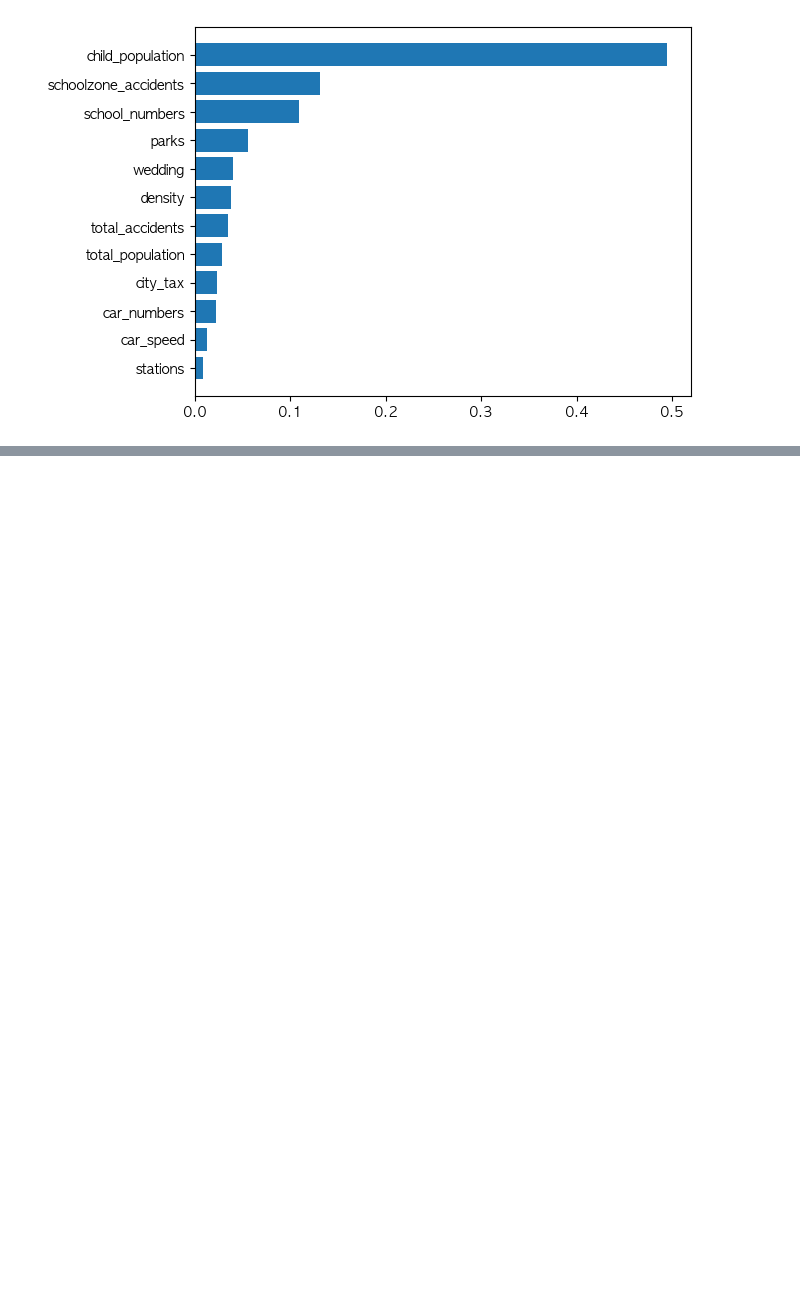
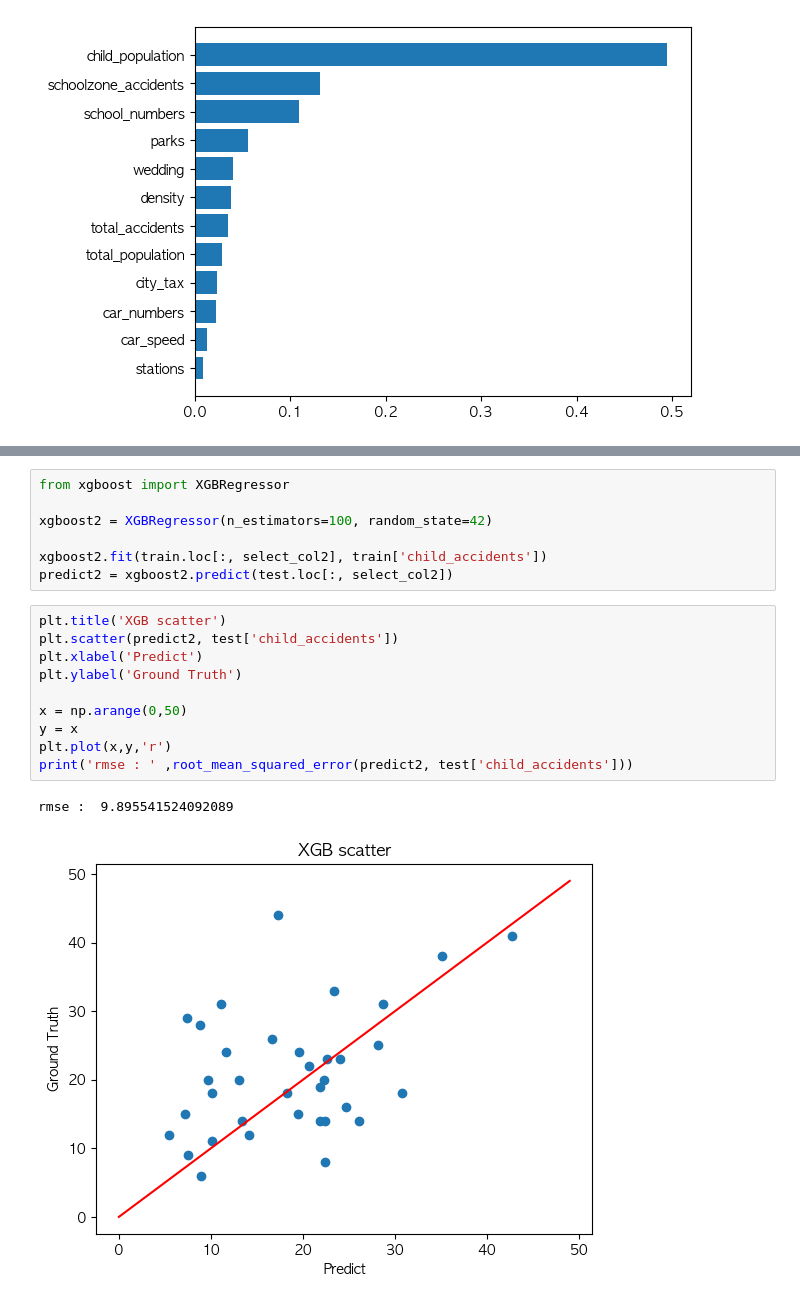
Before and after one commit to Nnnnuri/Analysis_Report, a Jupyter notebook: Project/report.ipynb, the cells around one changed output, grey strips where cells are left out. Saved outputs shown, nothing was run; the diff lists cells and outputs as text; blank space fills up the shorter version.

```diff
--- a/Project/report.ipynb
+++ b/Project/report.ipynb
@@ -187,0 +228,20 @@ plt.show()
+# %%
+from xgboost import XGBRegressor
+
+xgboost2 = XGBRegressor(n_estimators=100, random_state=42)
+
+xgboost2.fit(train.loc[:, select_col2], train['child_accidents'])
+predict2 = xgboost2.predict(test.loc[:, select_col2])
+# %%
+plt.title('XGB scatter')
+plt.scatter(predict2, test['child_accidents'])
+plt.xlabel('Predict')
+plt.ylabel('Ground Truth')
+
+x = np.arange(0,50)
+y = x
+plt.plot(x,y,'r')
+print('rmse : ' ,root_mean_squared_error(predict2, test['child_accidents']))
+# %% [output]
+rmse :  9.895541524092089
+[figure, added]
```
Also changed, not shown: parts of 26 cells of this notebook.
